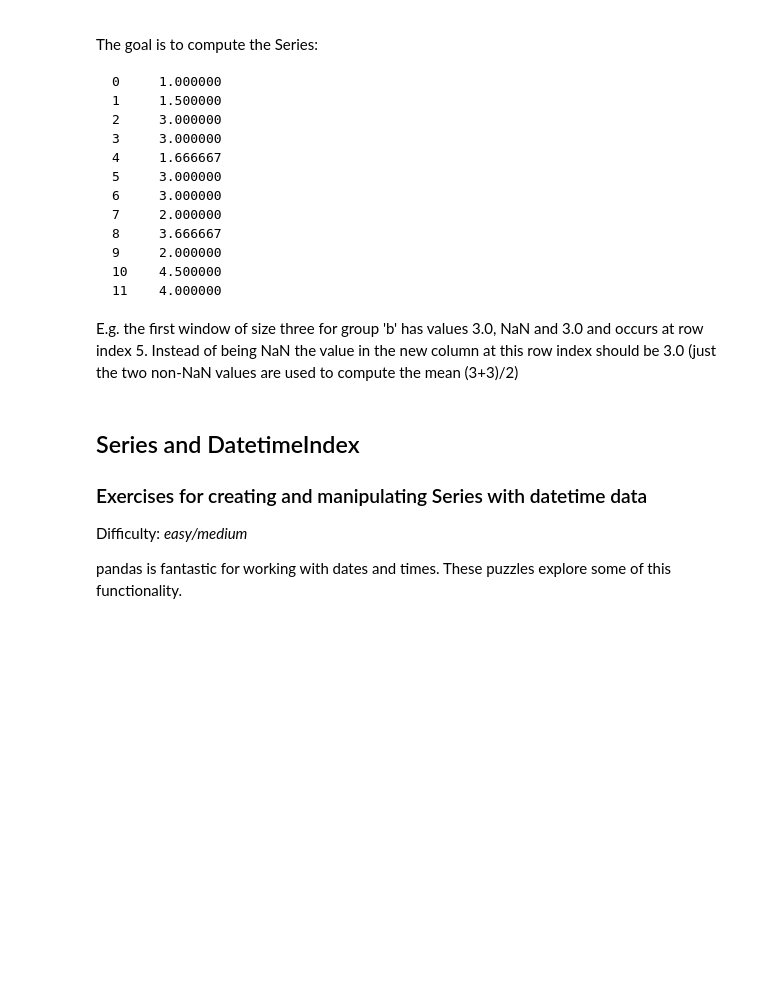
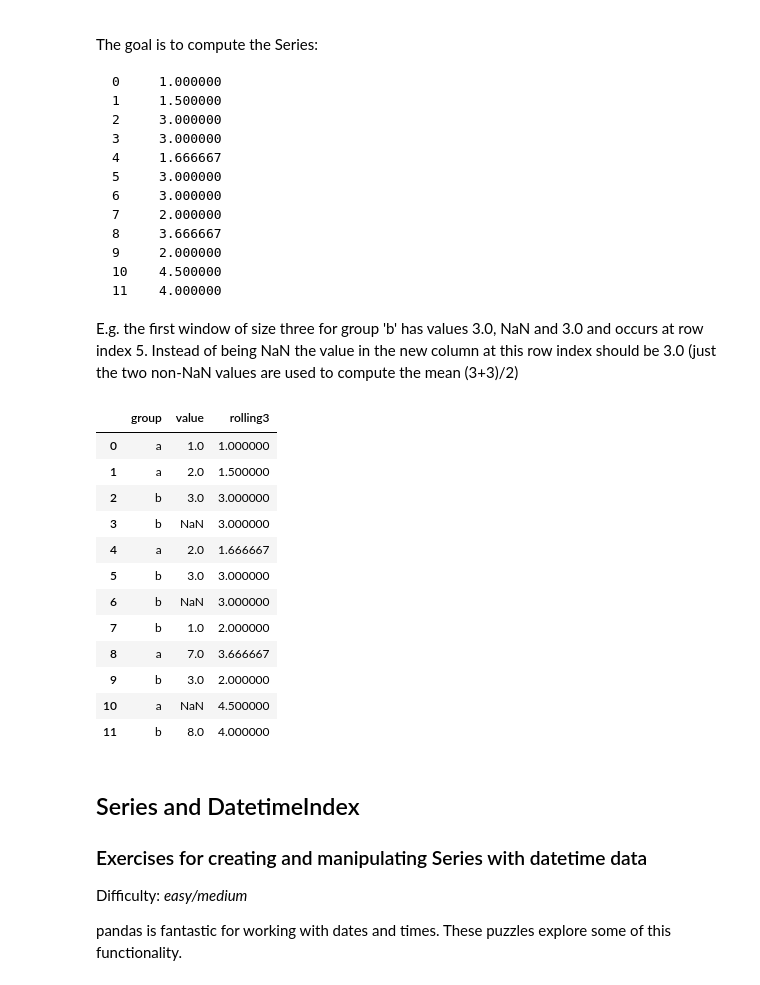
Before and after one commit to julam9/100-Pandas-Puzzles-with-Answers, a Jupyter notebook: 100-pandas-puzzles.ipynb, the cells around one changed output. Drawn from its saved outputs; the diff is of its cells as text; code cells hidden in the pictures; blank space fills up the shorter version.

````diff
--- a/100-pandas-puzzles.ipynb
+++ b/100-pandas-puzzles.ipynb
@@ -578,6 +578,25 @@ The goal is to compute the Series:
 11    4.000000
 ```
 E.g. the first window of size three for group 'b' has values 3.0, NaN and 3.0 and occurs at row index 5. Instead of being NaN the value in the new column at this row index should be 3.0 (just the two non-NaN values are used to compute the mean (3+3)/2)
+# %%
+df32= pd.DataFrame({'group': list('aabbabbbabab'),
+                       'value': [1, 2, 3, np.nan, 2, 3, np.nan, 1, 7, 3, np.nan, 8]})
+df32['rolling3'] = (df32.groupby('group')['value'].apply(lambda x:x.rolling(window=3, min_periods=1).mean()).reset_index(level=0, drop=True))
+df32
+# %% [output]
+|  | group | value | rolling3 |
+| 0 | a | 1.0 | 1.000000 |
+| 1 | a | 2.0 | 1.500000 |
+| 2 | b | 3.0 | 3.000000 |
+| 3 | b | NaN | 3.000000 |
+| 4 | a | 2.0 | 1.666667 |
+| 5 | b | 3.0 | 3.000000 |
+| 6 | b | NaN | 3.000000 |
+| 7 | b | 1.0 | 2.000000 |
+| 8 | a | 7.0 | 3.666667 |
+| 9 | b | 3.0 | 2.000000 |
+| 10 | a | NaN | 4.500000 |
+| 11 | b | 8.0 | 4.000000 |
 # %% [markdown]
 ## Series and DatetimeIndex
 
````
Also changed, not shown: parts of 1 cell of this notebook.
